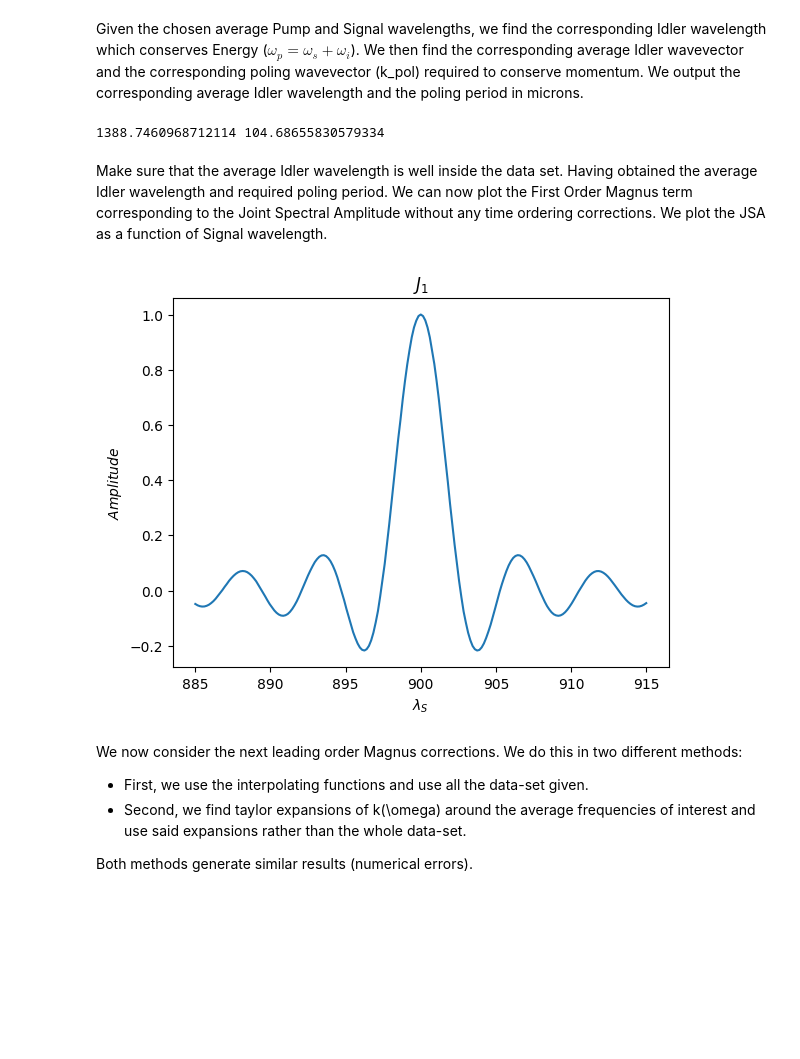
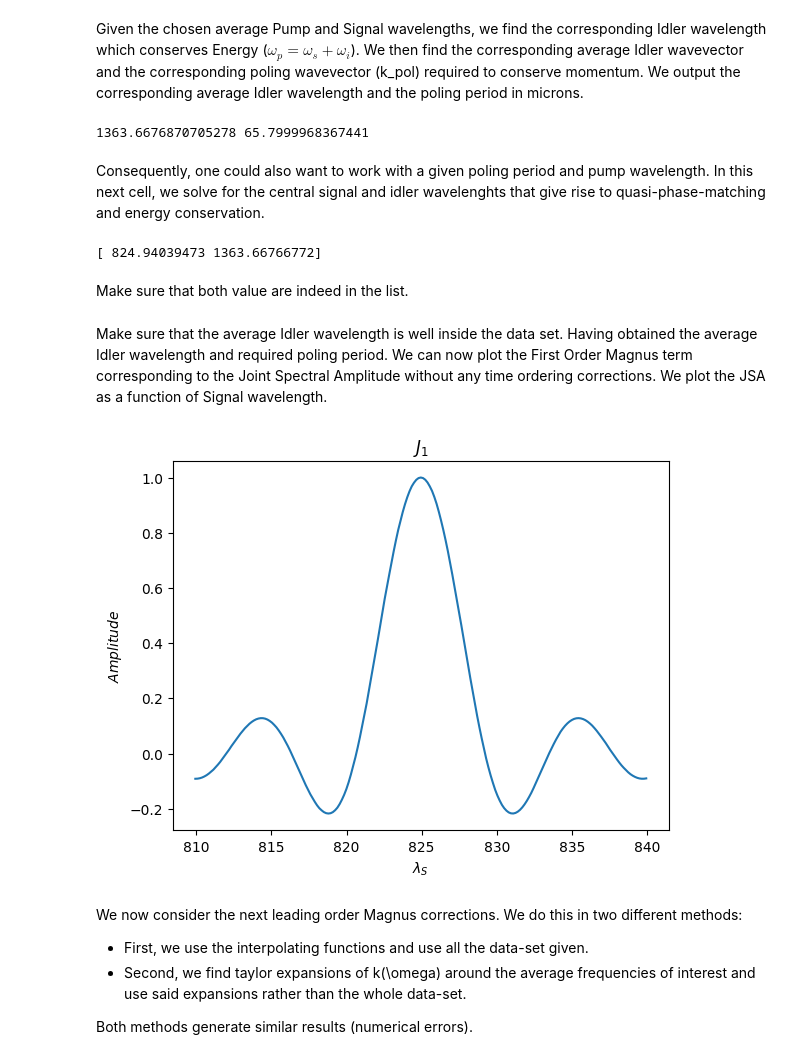
Before and after one commit to polyquantique/NeedALight, a Jupyter notebook: NeedALight/examples/example_magnus_cw_data.ipynb, the cells around one changed output. Saved outputs shown, nothing was run; the diff lists cells and outputs as text; code cells hidden in the pictures; blank space fills up the shorter version.

```diff
--- a/NeedALight/examples/example_magnus_cw_data.ipynb
+++ b/NeedALight/examples/example_magnus_cw_data.ipynb
@@ -42,57 +38,80 @@ k_wl = 2*np.pi/wl
 Next we define several different interpolating functions so that we can have some approximative access to values in between the data set. This way, given an average signal and pump wavelength, we can always obtain the corresponding average idler wavelength which conserves energy (could possibly not be part of the data set).
 # %%
 #Defining the different interpolation functions to allow for points to lie in between the data points.
-wo_wl = lambda x: np.interp(x,wl,omega_o)   #given a specific wavelength, outputs corresponding Ordinary frequency
-we_wl = lambda x: np.interp(x,wl,omega_e)   #given a specific wavelength, outputs corresponding Extra-Ordinary frequency
-k = lambda x: np.interp(x,wl,k_wl) #given a specific wavelength, outputs corresponding wavevector
 no = lambda x: np.interp(x,wl,Ord_ref) #given a specific wavelength, outputs corresponding Ordinary index
 ne = lambda x: np.interp(x,wl,Ext_ref) #given a specific wavelength, outputs corresponding Extra-Ordinary index
 
+w_wl = lambda x: np.interp(x,wl,omega) #given a wavelength, outputs corresponding frequency
+
+wl_w = lambda x: np.interp(x,np.flip(omega),np.flip(wl))
+
+k_o_wl =  lambda x: np.interp(x,wl,k_ord) #given specific wavelength, outputs corresponding ordinary wavevector
+k_e_wl =  lambda x: np.interp(x,wl,k_ext) #given specific wavelength, outputs corresponding extra-ordinary wavevector
+
 #The x coordinate needs to be an increasing function, hence why we use flips in the following
-wl_wo = lambda x: np.interp(x,np.flip(omega_o),np.flip(wl)) #given specific Ordinary frequency, outputs corresponding wavelength
-wl_we = lambda x: np.interp(x,np.flip(omega_e),np.flip(wl)) #given specific Extra-Ordinary frequency, outputs corresponding wavelength
-k_o =  lambda x: np.interp(x,np.flip(omega_o),np.flip(k_wl)) #given specific Ordinary frequency, outputs corresponding wavevector
-k_e =  lambda x: np.interp(x,np.flip(omega_e),np.flip(k_wl)) #given specific Extra-Ordinary frequency, outputs corresponding wavevector
+k_o =  lambda x: np.interp(x,np.flip(omega),np.flip(k_ord)) #given specific frequency, outputs corresponding Ordinary wavevector
+k_e = lambda x: np.interp(x,np.flip(omega),np.flip(k_ext)) #given specific frequency, outputs corresponding Extra-Ordinary wavevector
 # %% [markdown]
 Given the chosen average Pump and Signal wavelengths, we find the corresponding Idler wavelength which conserves Energy ($\omega_p=\omega_s+\omega_i$). We then find the corresponding average Idler wavevector and the corresponding poling wavevector (k_pol) required to conserve momentum. We output the corresponding average Idler wavelength and the poling period in microns.
 # %%
 #Given chosen pump and signal wavelength, find corresponding wavelength for idler which conserves energy.
 
-ws_avg = wo_wl(s_wl)
-wp_avg = wo_wl(p_wl)
+ws_avg = w_wl(s_wl)
+wp_avg = w_wl(p_wl)
 wi_avg = wp_avg-ws_avg
-i_wl = wl_we(wi_avg)
+i_wl = wl_w(wi_avg)
 
-k_pol = p_k - k(s_wl) - k(i_wl)
+p_k = k_o_wl(p_wl) #pump wavevector
+
+k_pol = p_k - k_o_wl(s_wl) - k_e_wl(i_wl)
 period = 2*np.pi / k_pol
 
 #Outputs corresponding idler wavelength in nanometers and poling period in micrometers.
 print(i_wl, period*10**(-3))
 # %% [output]
-1388.7460968712114 104.68655830579334
+1363.6676870705278 65.7999968367441
+# %% [markdown]
+Consequently, one could also want to work with a given poling period and pump wavelength. In this next cell, we solve for the central signal and idler wavelenghts that give rise to quasi-phase-matching and energy conservation.
+# %%
+#Specify the poling period in nm
+pol_period = 65.8*10**(3) #This is the value in microns converted into nm
+
+def cons(x):
+    """Given [signal_wl,idler_wl] evaluates both energy and momentum conservation"""
+    return [1/(x[0])+1/(x[1])-1/(p_wl),
+            no(x[0])/x[0]+ne(x[1])/x[1]+1/pol_period-no(p_wl)/p_wl]
+root = fsolve(cons,[825,1560]) #Depending on experimental results, change initial values for solver (i.e. what you expect [signal, idler] )
+s_wl = root[0]
+i_wl = root[0]
+
+print(root)
+# %% [output]
+[ 824.94039473 1363.66766772]
+# %% [markdown]
+Make sure that both value are indeed in the list.
 # %% [markdown]
 Make sure that the average Idler wavelength is well inside the data set. Having obtained the average Idler wavelength and required poling period. We can now plot the First Order Magnus term corresponding to the Joint Spectral Amplitude without any time ordering corrections. We plot the JSA as a function of Signal wavelength.
 # %%
 #Now suppose we want to probe over a range of wavelengths. Such that s_wl varies +/- 15 nm.
 N=201
 wl_range = 15
 lambda_s = np.linspace(s_wl-wl_range, s_wl+wl_range, N)
 
-#Frequencies
-ws = wo_wl(lambda_s)
-wi = wp_avg-ws
+ws = w_wl(lambda_s)
+wi=wp_avg-ws
+
 
 #First Order JSA, taken to be defined from x=-L/2 to x=L/2
 J1 = Magnus1CW_data(ws,wi,k_o,k_e,k_pol,p_k,L)
 
 fig, ax1 = plt.subplots()
 ax1.plot(lambda_s, J1)
 ax1.set_xlabel(r"$\lambda_{S}$")
 ax1.set_ylabel(r"$Amplitude$")
 ax1.set_title(r"$J_{1}$")
 plt.show()
 # %% [output]
-[figure, old version]
+[figure, new version]
 # %% [markdown]
 We now consider the next leading order Magnus corrections. We do this in two different methods:
 - First, we use the interpolating functions and use all the data-set given.
```
Also changed, not shown: parts of 15 cells of this notebook.
